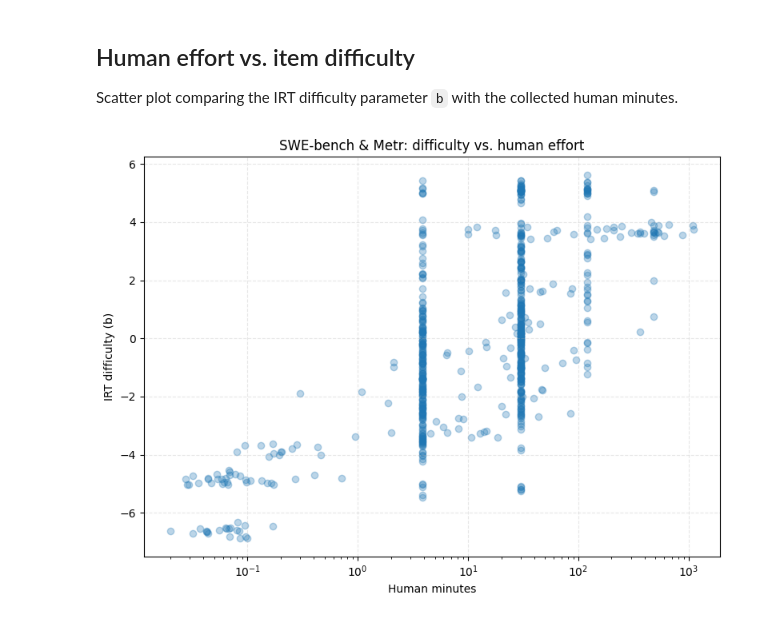
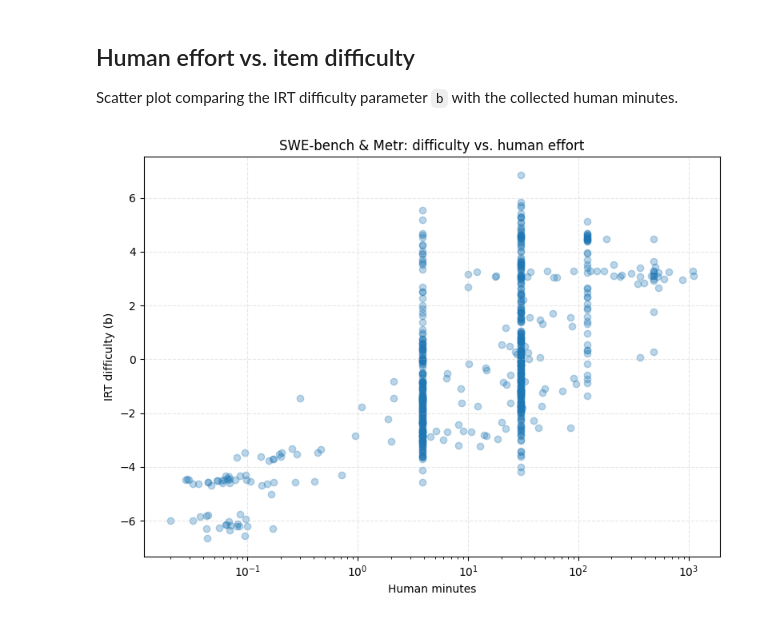
Before and after one commit to FY-Liu/BRIDGE, a Jupyter notebook: IRT/irt.ipynb, the cells around one changed output. Cells and saved outputs as stored; diff of their text form; code cells hidden in the pictures.

Commit message:
Used all swebench for fit.

```diff
--- a/IRT/irt.ipynb
+++ b/IRT/irt.ipynb
@@ -1153,21 +1258,21 @@ Scatter plot comparing the IRT difficulty parameter `b` with the collected human
 # %%
 import pandas as pd
 import matplotlib.pyplot as plt
 
-csv_path = '/home/lfy/BRIDGE/IRT/params/swebench_selected_plus_all_runs_pyirt.csv'
+csv_path = '/home/lfy/BRIDGE/IRT/params/swe_metr_a_pyirt.csv'
 df = pd.read_csv(csv_path)
 plot_df = df.dropna(subset=['b', 'human_minutes'])
 if plot_df.empty:
     raise ValueError('No rows with both b and human_minutes values')
 
 plt.figure(figsize=(8, 6))
 plt.scatter(plot_df['human_minutes'], plot_df['b'], alpha=0.3)
 plt.xscale("log")
 plt.xlabel('Human minutes')
 plt.ylabel('IRT difficulty (b)')
 plt.title('SWE-bench & Metr: difficulty vs. human effort')
 plt.grid(True, linestyle='--', alpha=0.3)
 plt.tight_layout()
 plt.show()
 # %% [output]
-[figure, old version]
+[figure, new version]
```
Also changed, not shown: parts of 10 cells of this notebook, 16 other files.
